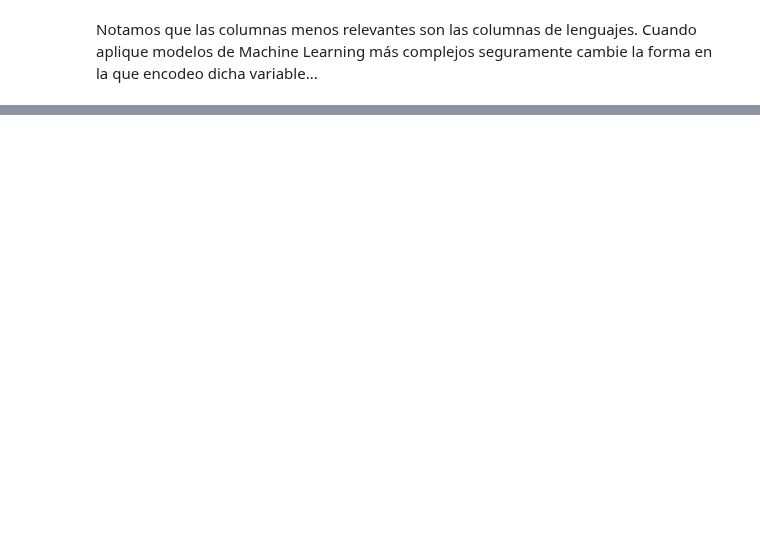
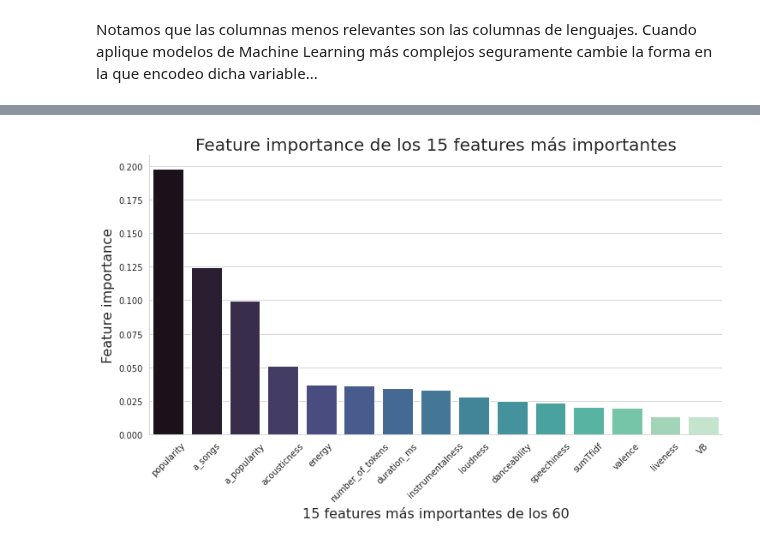
Before and after one commit to Nacho2904/orga_de_datos, a Jupyter notebook: tp3_parte_2.ipynb, the cells around one changed output, grey strips where cells are left out. Drawn from its saved outputs; the diff is of its cells as text; code cells hidden in the pictures; blank space fills up the shorter version.

```diff
--- a/tp3_parte_2.ipynb
+++ b/tp3_parte_2.ipynb
@@ -303,0 +297,12 @@ Notamos que las columnas menos relevantes son las columnas de lenguajes. Cuando
+# %%
+sns.set_style("whitegrid")
+plt.figure(figsize = (12,6))
+sns.barplot(features_por_importancia[:15], y = np.sort(decision_tree_model.feature_importances_)[::-1][:15],
+            palette = "mako")
+plt.xticks(rotation = 45)
+plt.xlabel("15 features más importantes de los 60", fontsize = 16)
+plt.ylabel("Feature importance", fontsize = 16)
+plt.title("Feature importance de los 15 features más importantes", fontsize = 20)
+sns.despine();
+# %% [output]
+[figure, added]
```
Also changed, not shown: parts of 2 cells of this notebook.
